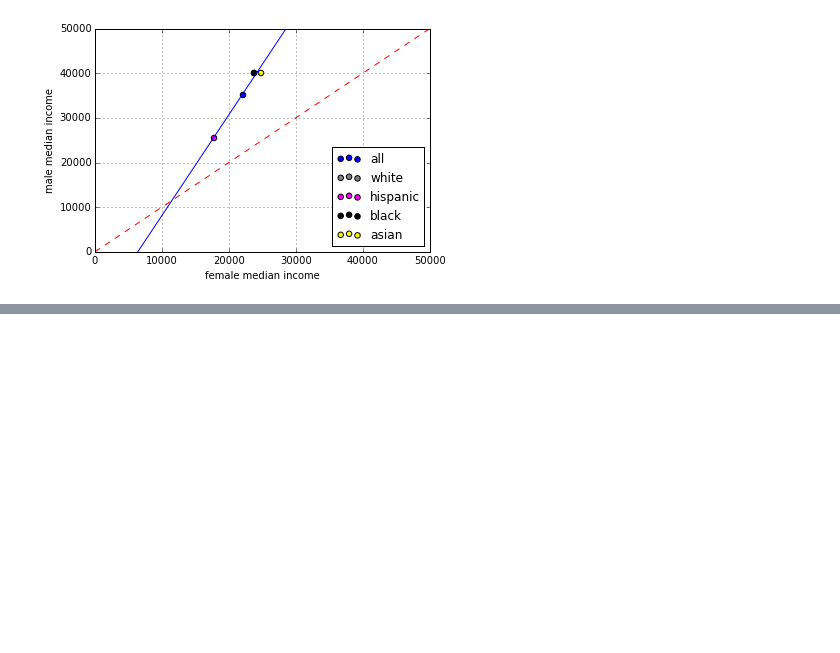
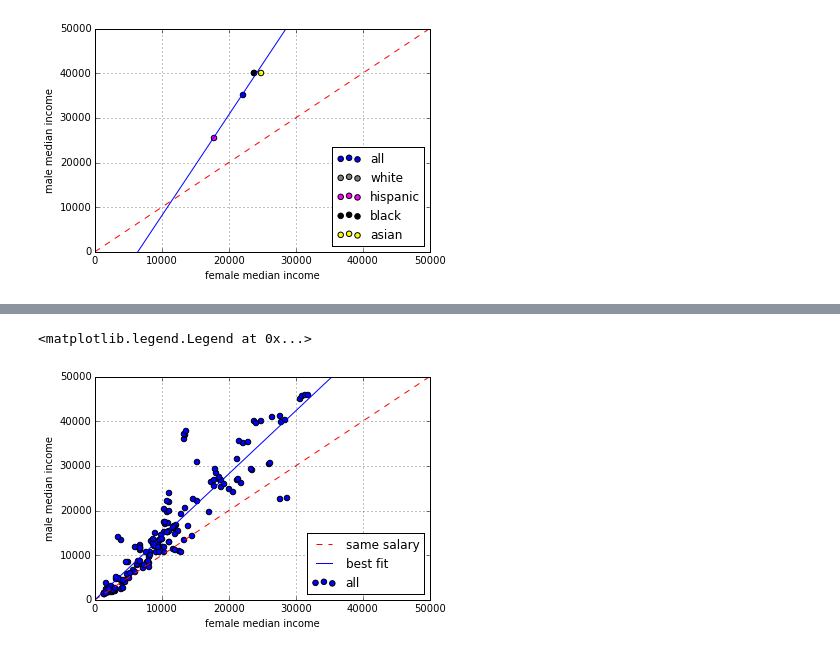
Before and after one commit to Elixeus/PUI2015_xwang, a Jupyter notebook: HW5/assignment5_2XiaWang.ipynb, the cells around one changed output, grey strips where cells are left out. Drawn from its saved outputs; the diff is of its cells as text; code cells hidden in the pictures; blank space fills up the shorter version.

```diff
--- a/HW5/assignment5_2XiaWang.ipynb
+++ b/HW5/assignment5_2XiaWang.ipynb
@@ -133,0 +164,15 @@ plt.plot(xl, yl, 'b')
+# %%
+all_males=np.ma.array(np.concatenate([allmales['all']['Median income'][:].values,allmales['white']['Median income'][:].values,allmales['black']['Median income'][:].values,allmales['hispanic']['Median income'][:].values,allmales['asian']['Median income'][:].values]).flatten())
+
+all_females=np.ma.array(np.concatenate([allfemales['all']['Median income'][:].values,allfemales['white']['Median income'][:].values,allfemales['black']['Median income'][:].values,allfemales['hispanic']['Median income'][:].values,allfemales['asian']['Median income'][:].values]).flatten())
+
+allmask = [np.isnan(all_males) + np.isnan(all_females)]
+
+all_females.mask = allmask
+all_males.mask = allmask
+# %%
+X2 = sm.add_constant(all_females[~all_females.mask], prepend = False)
+Y1 = all_males[~all_males.mask]
+model2 = sm.OLS(Y1, X2).fit()
+print model2.summary()
+b1, b0 = model2.params
@@ -133,0 +201,17 @@ plt.plot(xl, yl, 'b')
+# %%
+# plot it
+plt.scatter(all_females, all_males, s=30, c='b', label='all')
+plt.xlim((0, 50000))
+plt.ylim((0, 50000))
+plt.grid()
+plt.xlabel('female median income')
+plt.ylabel('male median income')
+plt.plot((0,50000), (0,50000), 'r--', label='same salary')
+xl = np.arange(0,50000,1)
+#my new line
+y3 = b1*xl + b0
+plt.plot(xl, y3, 'b', label='best fit')
+plt.legend(loc=4)
+# %% [output]
+<matplotlib.legend.Legend at 0x...>
+[figure, added]
```
Also changed, not shown: parts of 7 cells of this notebook.
